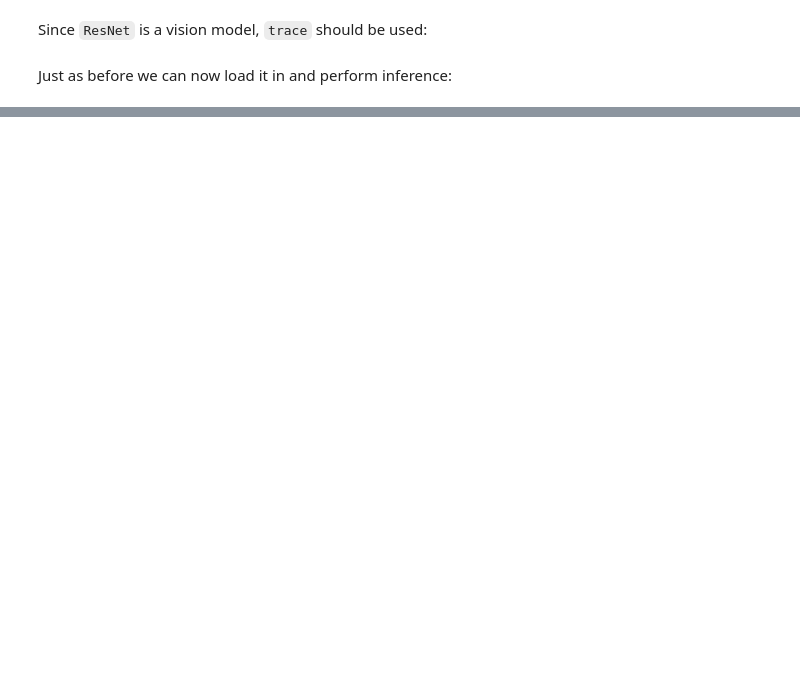
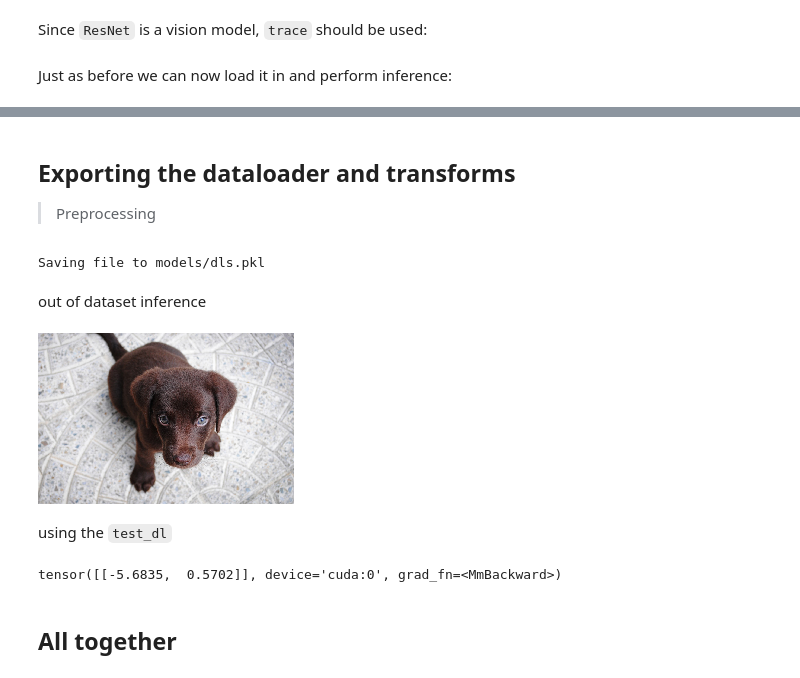
Before and after one commit to muellerzr/fastexport, a Jupyter notebook: 00_jit.ipynb, the cells around one changed output, grey strips where cells are left out. Saved outputs shown, nothing was run; the diff lists cells and outputs as text; code cells hidden in the pictures; blank space fills up the shorter version.

```diff
--- a/00_jit.ipynb
+++ b/00_jit.ipynb
@@ -165,0 +179,3 @@ tensor([[-1.1999, -2.8738],
+# %% [markdown]
+## Exporting the dataloader and transforms
+> Preprocessing
@@ -165,0 +189,4 @@ tensor([[-1.1999, -2.8738],
+# %%
+learn.export_dls('models/dls.pkl')
+# %% [output]
+Saving file to models/dls.pkl
@@ -165,0 +195,9 @@ tensor([[-1.1999, -2.8738],
+# %% [markdown]
+out of dataset inference
+# %%
+puppy = 'tests/data/puppy.jpg'
+Image.open(puppy).resize_max(max_w=256)
+# %% [output]
+[figure, added]
+# %% [markdown]
+using the `test_dl`
@@ -165,0 +207,6 @@ tensor([[-1.1999, -2.8738],
+# %%
+loaded_model(x)
+# %% [output]
+tensor([[-5.6835,  0.5702]], device='cuda:0', grad_fn=<MmBackward>)
+# %% [markdown]
+## All together
```
Also changed, not shown: parts of 37 cells of this notebook, 3 other files.
